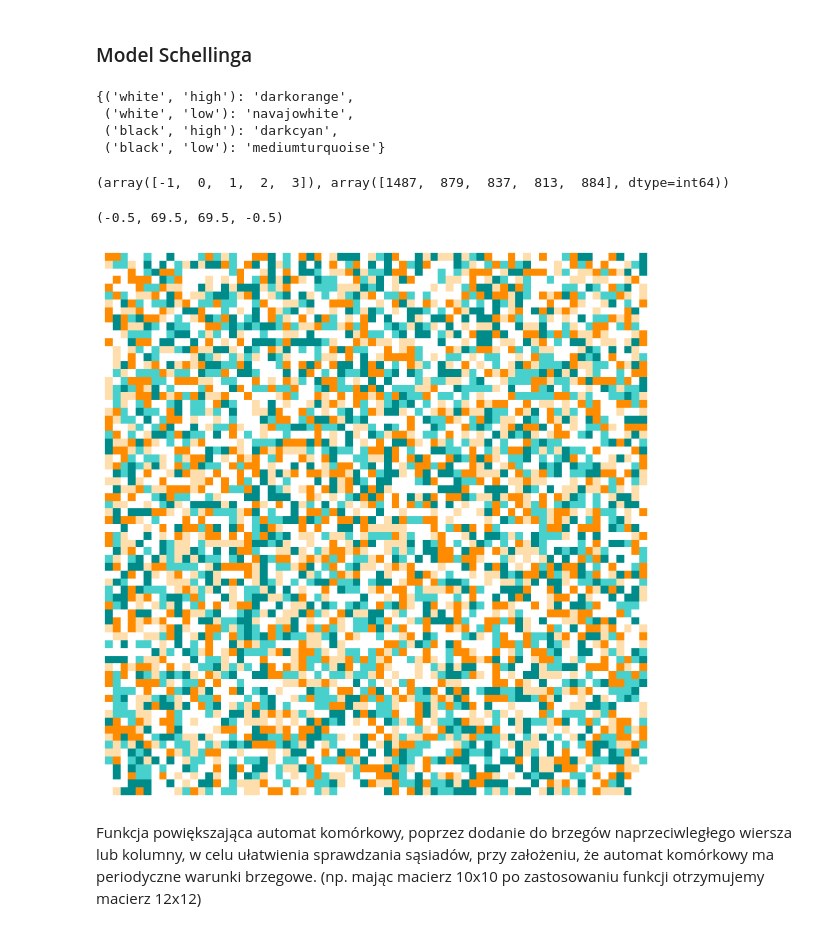
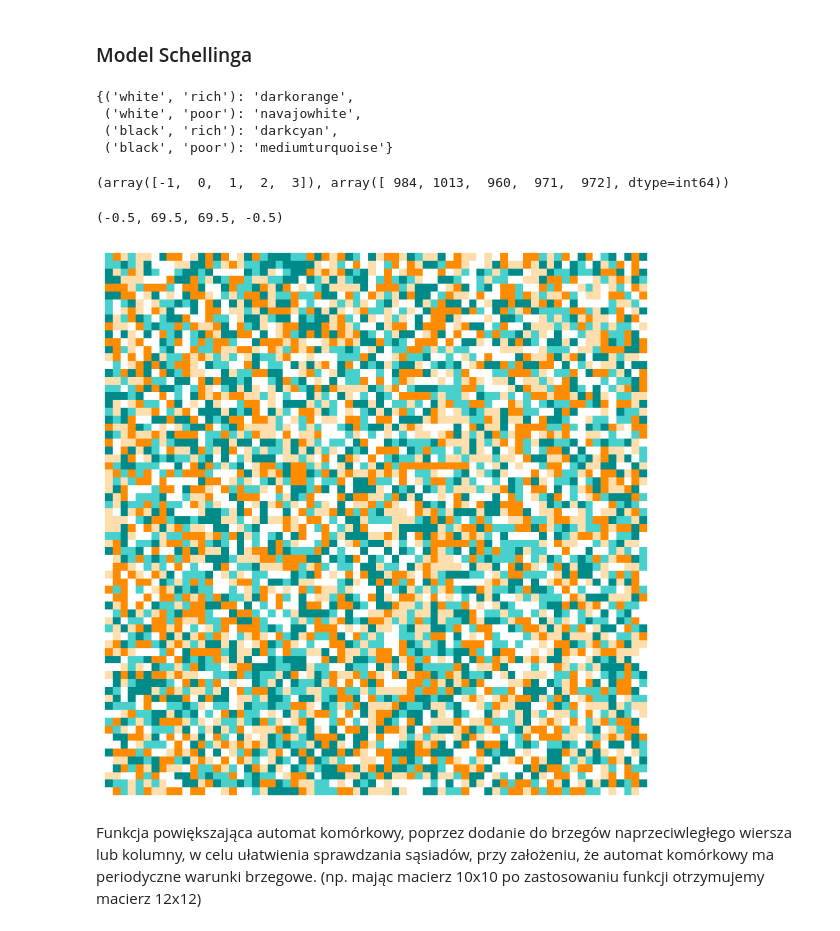
Before and after one commit to wojtekkk99/Spatial-segregation, a Jupyter notebook: spatial_segregation.ipynb, the cells around one changed output. Saved outputs shown, nothing was run; the diff lists cells and outputs as text; code cells hidden in the pictures.

```diff
--- a/spatial_segregation.ipynb
+++ b/spatial_segregation.ipynb
@@ -7,28 +7,30 @@ from statistics import mean
 # %% [markdown]
 ### Model Schellinga
 # %%
-RASES = ['white', 'black']
-SALARY = ['high', 'low']
+RASES = ['white', 'black',]
+SALARY = ['rich', 'poor']
 COLORS = ['white', 'darkorange', 'navajowhite', 'darkcyan', 'mediumturquoise', 'purple', 'hotpink']
 # %%
 district = {(rase, salary): COLORS[2*i_r+i_s+1] for i_r, rase in enumerate(RASES) for i_s, salary in enumerate(SALARY) }
 district
 # %% [output]
-{('white', 'high'): 'darkorange',
- ('white', 'low'): 'navajowhite',
- ('black', 'high'): 'darkcyan',
- ('black', 'low'): 'mediumturquoise'}
+{('white', 'rich'): 'darkorange',
+ ('white', 'poor'): 'navajowhite',
+ ('black', 'rich'): 'darkcyan',
+ ('black', 'poor'): 'mediumturquoise'}
 # %%
 N = 70
-agents_ratio = 0.7   # [0.6, 0.7, 0.8] - params to test
+agents_ratio = 0.8   # [0.6, 0.7, 0.8] - params to test
 n_agents = len(district)
 a = 4
-a_rase = 6
-a_salary = 6
+a_rase = 5
+a_salary = 5
 n_steps = 8000
-cmap = ListedColormap(COLORS[:n_agents+1])
+agent_colors = list(district.values())
+agent_colors.insert(0, COLORS[0])
+cmap = ListedColormap(agent_colors)
 # %%
-def create_city(a, N, agents_ratio, n_agents):
+def create_city(N, agents_ratio, n_agents):
     empty_ratio = (1 - agents_ratio)
     indices = np.arange(-1, n_agents)
     prob = np.full(n_agents+1, agents_ratio/n_agents)
@@ -37,15 +39,15 @@ def create_city(a, N, agents_ratio, n_agents):
     city = np.reshape(city, (N, N))
     return city
 # %%
-city = create_city(a, N, agents_ratio, n_agents)
+city = create_city(N, agents_ratio, n_agents)
 print(np.unique(city, return_counts=True))
 plt.figure(figsize=(8,8))
 plt.imshow(city, cmap = cmap)
 plt.axis('off')
 # %% [output]
-(array([-1,  0,  1,  2,  3]), array([1487,  879,  837,  813,  884], dtype=int64))
+(array([-1,  0,  1,  2,  3]), array([ 984, 1013,  960,  971,  972], dtype=int64))
 (-0.5, 69.5, 69.5, -0.5)
-[figure, old version]
+[figure, new version]
 # %% [markdown]
 Funkcja powiększająca automat komórkowy, poprzez dodanie do brzegów naprzeciwległego wiersza lub kolumny, w celu ułatwienia sprawdzania sąsiadów, przy założeniu, że automat komórkowy ma periodyczne warunki brzegowe. (np. mając macierz 10x10 po zastosowaniu funkcji otrzymujemy macierz 12x12)
 # %%
```
Also changed, not shown: parts of 16 cells of this notebook.
